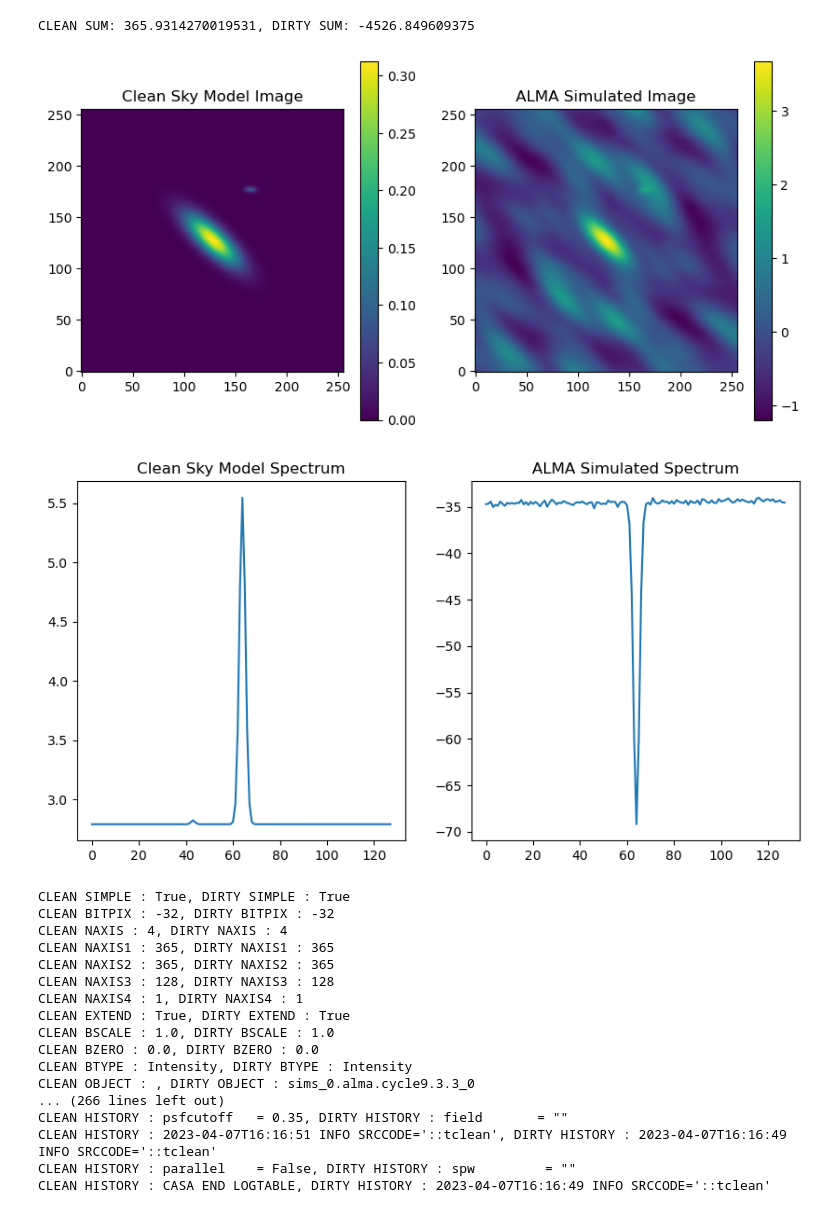
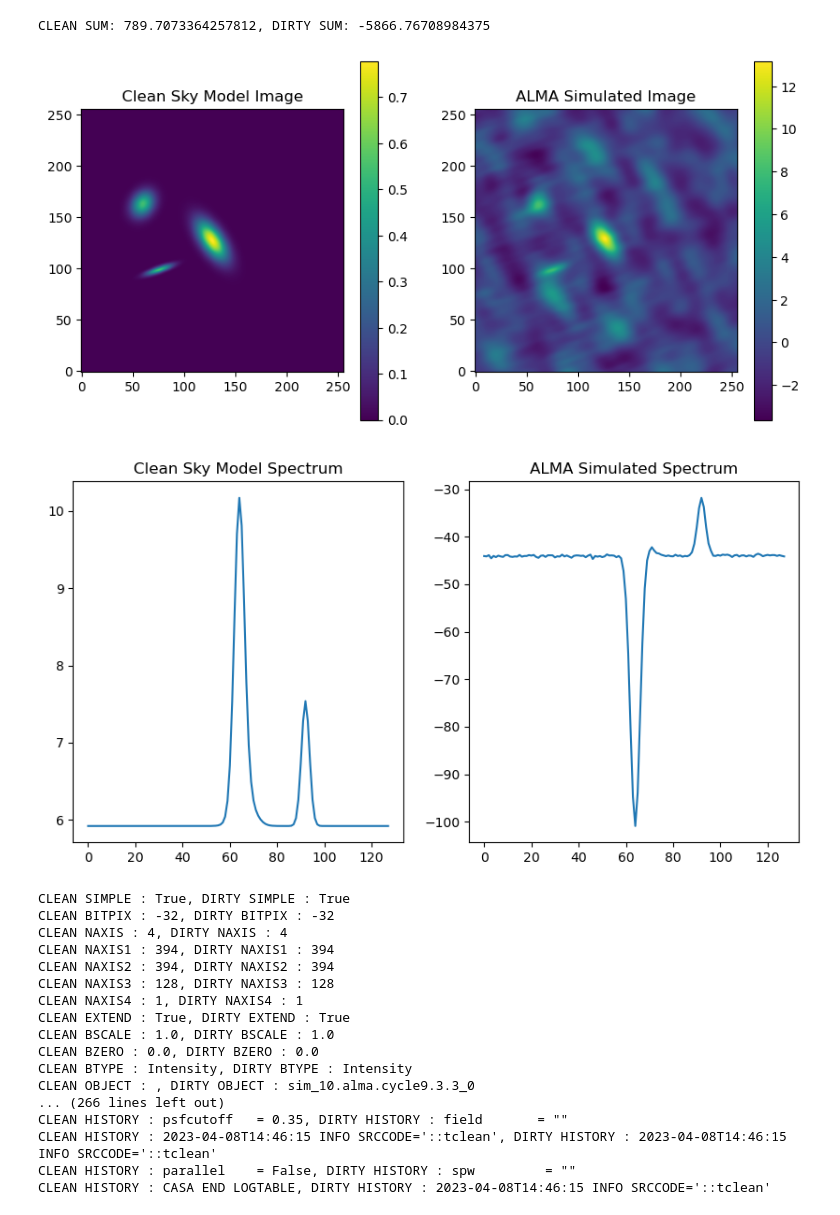
Before and after one commit to MicheleDelliVeneri/ALMASim, a Jupyter notebook: debugger.ipynb, the cells around one changed output. Drawn from its saved outputs; the diff is of its cells as text; code cells hidden in the pictures.

```diff
--- a/debugger.ipynb
+++ b/debugger.ipynb
@@ -34,55 +34,56 @@ def load_fits(inFile):
     hdu_list.close()
     return data, header
 # %%
-datadir = '/media/storage/sim'
-clean, clean_header = load_fits(datadir + '/clean_cube_0.fits')
-dirty, dirty_header = load_fits(datadir + '/dirty_cube_0.fits')
+i = 10
+datadir = '/media/storage/sims'
+clean, clean_header = load_fits(datadir + '/clean_cube_{}.fits'.format(i))
+dirty, dirty_header = load_fits(datadir + '/dirty_cube_{}.fits'.format(i))
 clean = clean[0, :, clean.shape[2]//2 - 128: clean.shape[2]//2 + 128, clean.shape[3]//2 - 128: clean.shape[3]//2 + 128]
 dirty = dirty[0, :, dirty.shape[2]//2 - 128: dirty.shape[2]//2 + 128, dirty.shape[3]//2 - 128: dirty.shape[3]//2 + 128]
 clean_image = np.sum(clean, axis=0)
 dirty_image = np.sum(dirty, axis=0)
 clean_spectrum = np.sum(clean, axis=(1, 2))
 dirty_spectrum = np.sum(dirty, axis=(1, 2))
 print('CLEAN SUM: {}, DIRTY SUM: {}'.format(np.sum(clean_image), np.sum(dirty_image)))
 
 
 fig, ax = plt.subplots(1, 2, figsize=(10, 5))
 ax[0].imshow(clean_image, origin='lower')
 plt.colorbar(ax[0].imshow(clean_image, origin='lower'), ax=ax[0])
 ax[1].imshow(dirty_image, origin='lower')
 plt.colorbar(ax[1].imshow(dirty_image, origin='lower'), ax=ax[1])
 ax[0].set_title('Clean Sky Model Image')
 ax[1].set_title('ALMA Simulated Image')
 plt.show()
 
 fig, ax = plt.subplots(1, 2, figsize=(10, 5))
 ax[0].plot(clean_spectrum)
 ax[1].plot(dirty_spectrum)
 ax[0].set_title('Clean Sky Model Spectrum')
 ax[1].set_title('ALMA Simulated Spectrum')
 plt.show()
 
 
 for clean_key, clean_value, dirty_key, dirty_value in zip(clean_header.keys(), clean_header.values(), dirty_header.keys(), dirty_header.values()):
     print('CLEAN {} : {}, DIRTY {} : {}'.format(clean_key, clean_value, dirty_key, dirty_value))
 # %% [output]
-CLEAN SUM: 365.9314270019531, DIRTY SUM: -4526.849609375
+CLEAN SUM: 789.7073364257812, DIRTY SUM: -5866.76708984375
-[figure, old version]
+[figure, new version]
-[figure, old version]
+[figure, new version]
 CLEAN SIMPLE : True, DIRTY SIMPLE : True
 CLEAN BITPIX : -32, DIRTY BITPIX : -32
 CLEAN NAXIS : 4, DIRTY NAXIS : 4
-CLEAN NAXIS1 : 365, DIRTY NAXIS1 : 365
-CLEAN NAXIS2 : 365, DIRTY NAXIS2 : 365
+CLEAN NAXIS1 : 394, DIRTY NAXIS1 : 394
+CLEAN NAXIS2 : 394, DIRTY NAXIS2 : 394
 CLEAN NAXIS3 : 128, DIRTY NAXIS3 : 128
 CLEAN NAXIS4 : 1, DIRTY NAXIS4 : 1
 CLEAN EXTEND : True, DIRTY EXTEND : True
 CLEAN BSCALE : 1.0, DIRTY BSCALE : 1.0
 CLEAN BZERO : 0.0, DIRTY BZERO : 0.0
 CLEAN BTYPE : Intensity, DIRTY BTYPE : Intensity
-CLEAN OBJECT : , DIRTY OBJECT : sims_0.alma.cycle9.3.3_0
+CLEAN OBJECT : , DIRTY OBJECT : sim_10.alma.cycle9.3.3_0
 ... (266 lines left out)
 CLEAN HISTORY : psfcutoff   = 0.35, DIRTY HISTORY : field       = ""
-CLEAN HISTORY : 2023-04-07T16:16:51 INFO SRCCODE='::tclean', DIRTY HISTORY : 2023-04-07T16:16:49 INFO SRCCODE='::tclean'
+CLEAN HISTORY : 2023-04-08T14:46:15 INFO SRCCODE='::tclean', DIRTY HISTORY : 2023-04-08T14:46:15 INFO SRCCODE='::tclean'
 CLEAN HISTORY : parallel    = False, DIRTY HISTORY : spw         = ""
-CLEAN HISTORY : CASA END LOGTABLE, DIRTY HISTORY : 2023-04-07T16:16:49 INFO SRCCODE='::tclean'
+CLEAN HISTORY : CASA END LOGTABLE, DIRTY HISTORY : 2023-04-08T14:46:15 INFO SRCCODE='::tclean'
```
Also changed, not shown: 1 other file.
